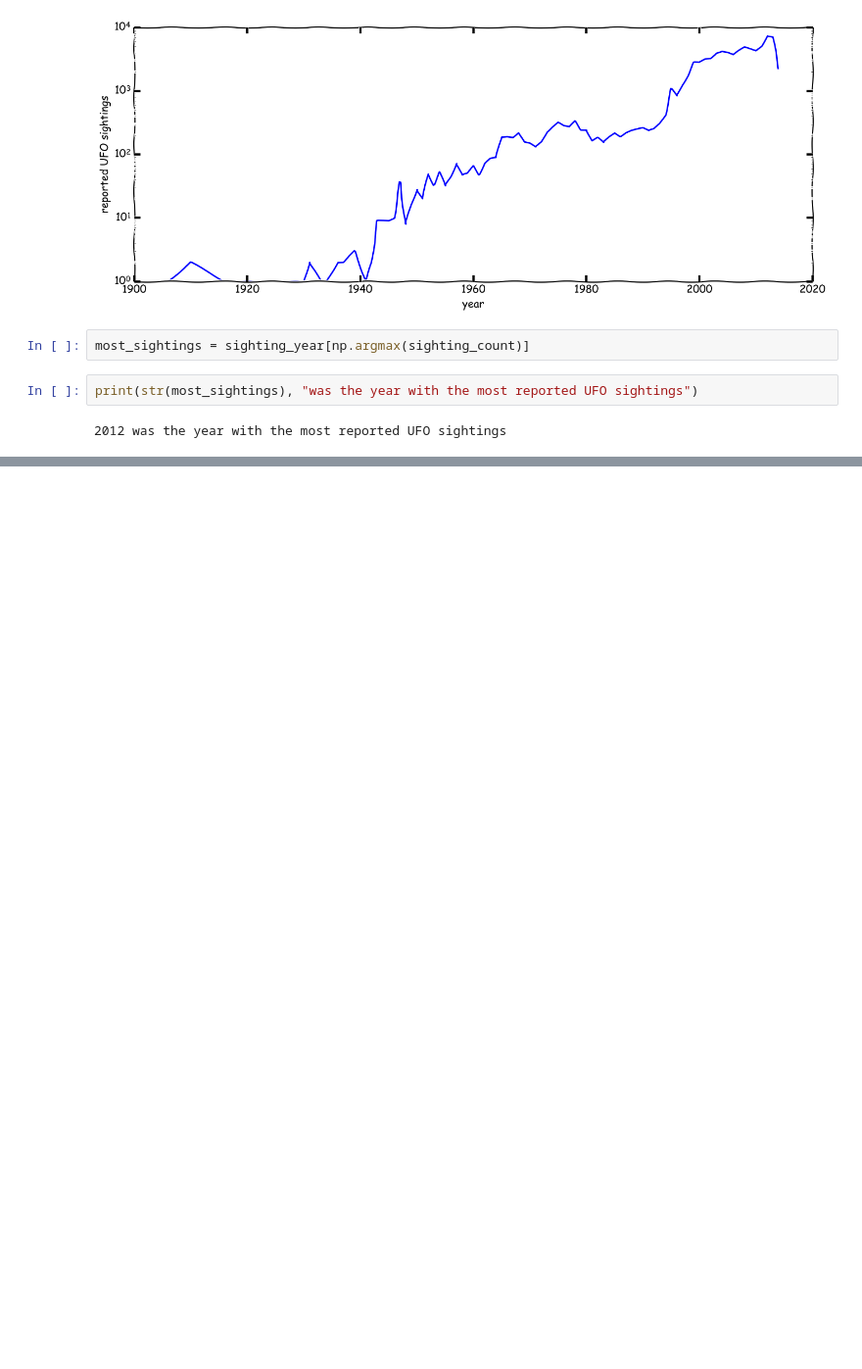
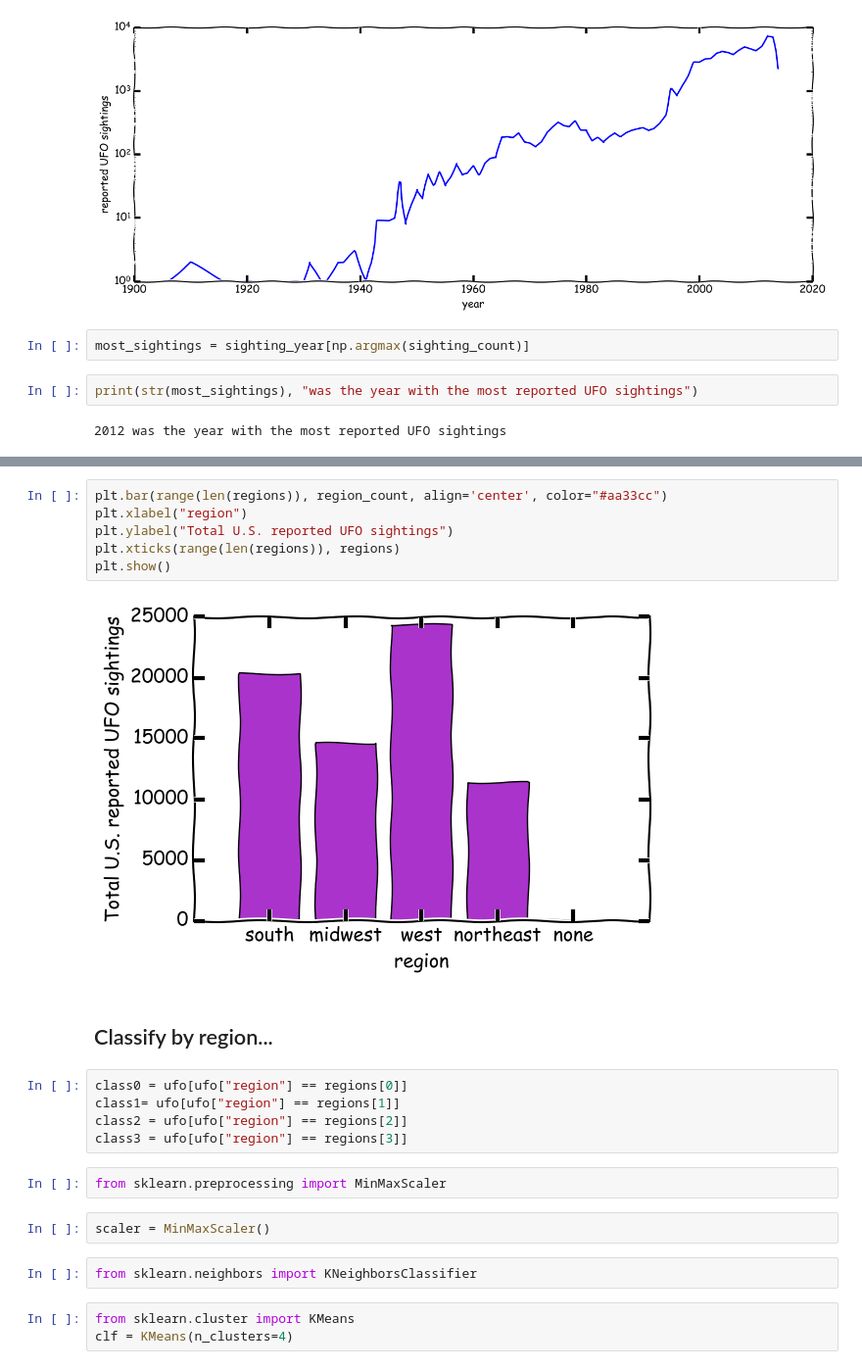
Before and after one commit to jonmadison/cf_dataanalysis, a Jupyter notebook: UFO sighting data.ipynb, the cells around one changed output, grey strips where cells are left out. Shown at 98% size. Saved outputs shown, nothing was run; the diff lists cells and outputs as text; blank space fills up the shorter version.

```diff
--- a/UFO sighting data.ipynb
+++ b/UFO sighting data.ipynb
@@ -265,0 +391,24 @@ ufo.describe(include='all')
+# %%
+plt.bar(range(len(regions)), region_count, align='center', color="#aa33cc")
+plt.xlabel("region")
+plt.ylabel("Total U.S. reported UFO sightings")
+plt.xticks(range(len(regions)), regions)
+plt.show()
+# %% [output]
+[figure, added]
+# %% [markdown]
+## Classify by region...
+# %%
+class0 = ufo[ufo["region"] == regions[0]]
+class1= ufo[ufo["region"] == regions[1]]
+class2 = ufo[ufo["region"] == regions[2]]
+class3 = ufo[ufo["region"] == regions[3]]
+# %%
+from sklearn.preprocessing import MinMaxScaler
+# %%
+scaler = MinMaxScaler()
+# %%
+from sklearn.neighbors import KNeighborsClassifier
+# %%
+from sklearn.cluster import KMeans
+clf = KMeans(n_clusters=4)
```
Also changed, not shown: parts of 45 cells of this notebook.
